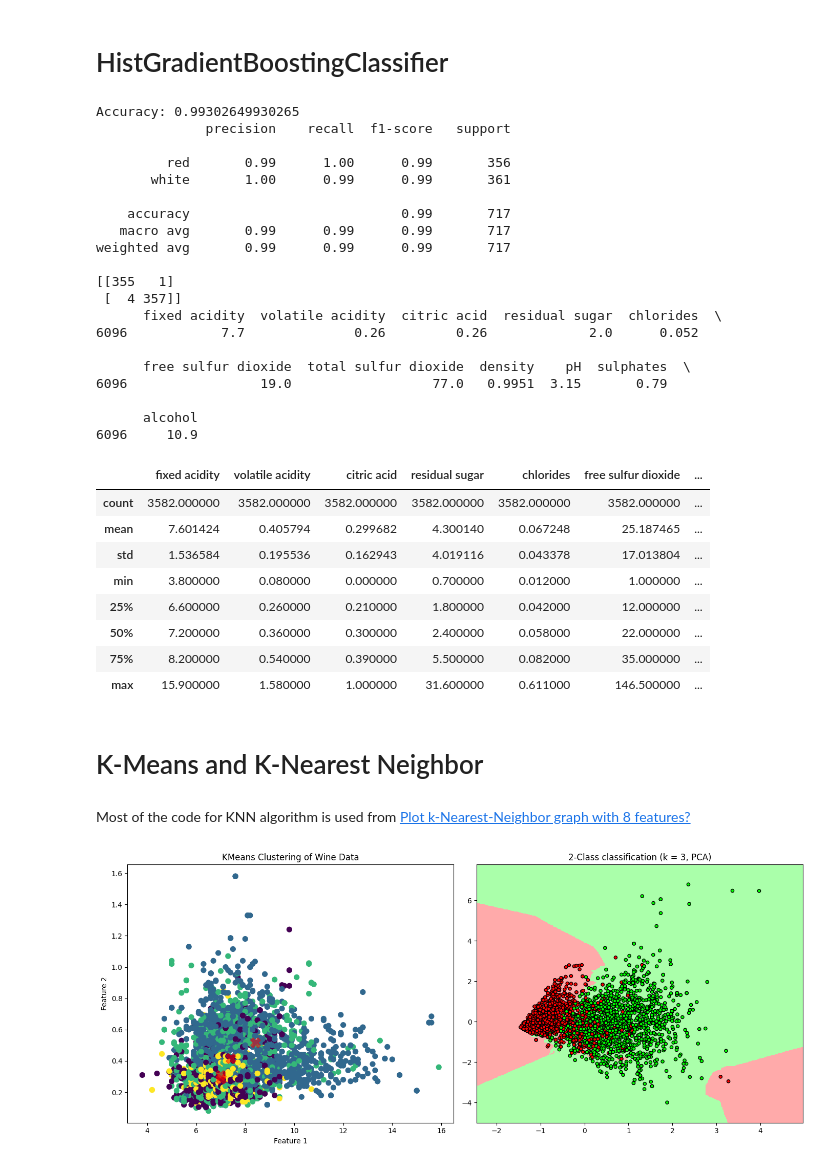
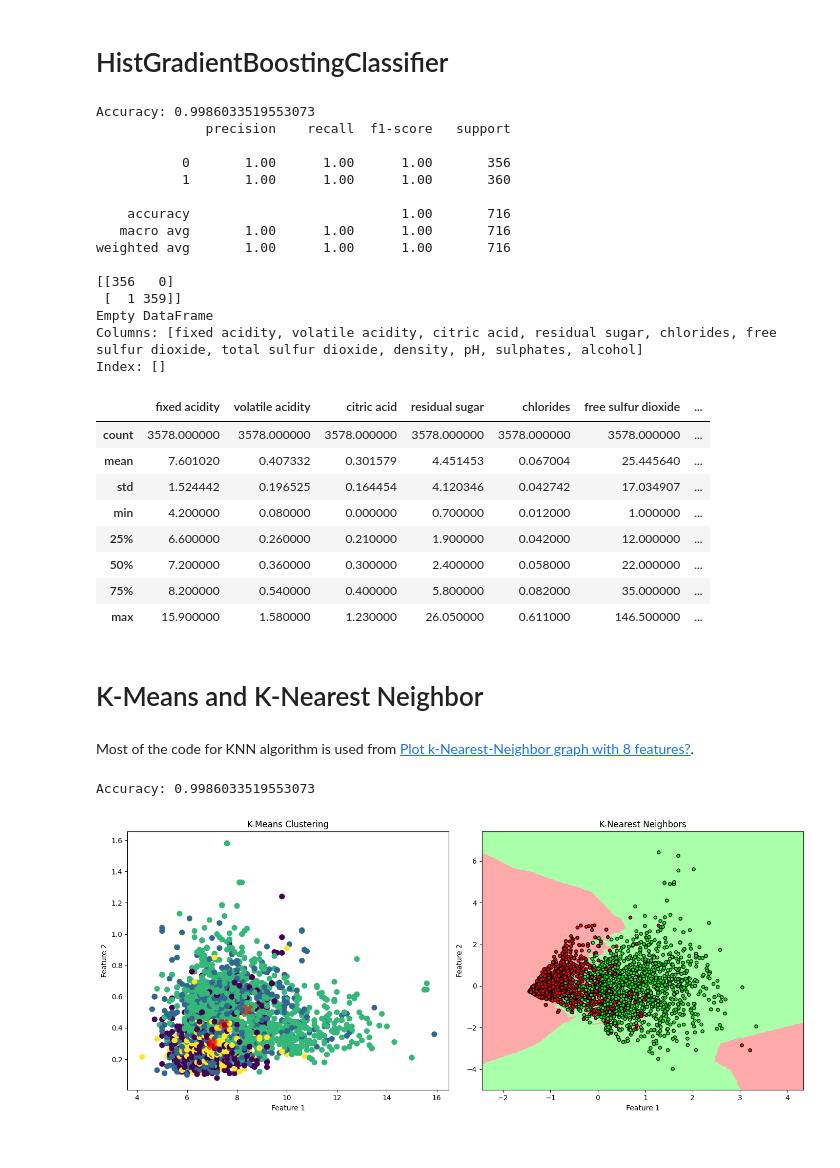
Before and after one commit to EmilijaTR/PREDICTING-THE-PRIMARY-CATEGORY-OF-WINE, a Jupyter notebook: wine-color-prediction.ipynb, the cells around one changed output. Drawn from its saved outputs; the diff is of its cells as text; code cells hidden in the pictures.

```diff
--- a/wine-color-prediction.ipynb
+++ b/wine-color-prediction.ipynb
@@ -91,8 +90,7 @@ wine_set_openml.head()
 # %% [markdown]
 Ensuring that the columns are aligned and named consistently across both datasets.
 # %%
-last_column = wine_set_openml.pop('style')
-wine_set_openml.insert(0, 'type', last_column)
+wine_set_openml.insert(0, 'type', wine_set_openml.pop('style'))
 
 wine_set_openml.columns = wine_set_openml.columns.str.replace('_', ' ')
 wine_set_openml.head()
@@ -335,0 +314,2 @@ merged_set[['id','sulphates']].plot(kind='scatter', x='id', y='sulphates')
+# %%
+merged_set = merged_set[merged_set['sulphates'] <= 1.75]
@@ -403,15 +392,15 @@ y = label_encoder.fit_transform(y)
 # %% [output]
 ('Unique values in y:', array([0, 1]))
 # %%
-X = merged_set.drop(columns=['type', 'id'])
-y = merged_set['type']
+# X = merged_set.drop(columns=['type', 'id'])
+# y = merged_set['type']
 cv = KFold(n_splits=10, random_state=1, shuffle=True)
-# create model
+
 models = [ DecisionTreeClassifier(random_state=42),
            RandomForestClassifier(n_estimators=100, random_state=42),
            LogisticRegression(),
-           KNeighborsClassifier(n_neighbors=3),
-           HistGradientBoostingClassifier(random_state=42)]
+           HistGradientBoostingClassifier(random_state=42),
+           KNeighborsClassifier(n_neighbors=3)]
 
 for model in models:
     print(model)
@@ -579,45 +571,41 @@ print("Accuracy:", accuracy)
 
 print(classification_report(y_test,y_pred))
 print(confusion_matrix(y_test,y_pred))
+
 false_positives = X_test[(y_test == 'red') & (y_pred == 'white')]
-print(false_positives)
+print(false_positives) #the false positives doesn't seem odd
 # %% [output]
-Accuracy: 0.99302649930265
+Accuracy: 0.9986033519553073
               precision    recall  f1-score   support
 
-         red       0.99      1.00      0.99       356
-       white       1.00      0.99      0.99       361
+           0       1.00      1.00      1.00       356
+           1       1.00      1.00      1.00       360
 
-    accuracy                           0.99       717
-   macro avg       0.99      0.99      0.99       717
-weighted avg       0.99      0.99      0.99       717
+    accuracy                           1.00       716
+   macro avg       1.00      1.00      1.00       716
+weighted avg       1.00      1.00      1.00       716
 
-[[355   1]
- [  4 357]]
-      fixed acidity  volatile acidity  citric acid  residual sugar  chlorides  \
-6096            7.7              0.26         0.26             2.0      0.052
-
-      free sulfur dioxide  total sulfur dioxide  density    pH  sulphates  \
-6096                 19.0                  77.0   0.9951  3.15       0.79
-
-      alcohol
-6096     10.9
+[[356   0]
+ [  1 359]]
+Empty DataFrame
+Columns: [fixed acidity, volatile acidity, citric acid, residual sugar, chlorides, free sulfur dioxide, total sulfur dioxide, density, pH, sulphates, alcohol]
+Index: []
 # %%
 merged_set.describe()
 # %% [output]
 |  | fixed acidity | volatile acidity | citric acid | residual sugar | chlorides | free sulfur dioxide | ... |
-| count | 3582.000000 | 3582.000000 | 3582.000000 | 3582.000000 | 3582.000000 | 3582.000000 | ... |
-| mean | 7.601424 | 0.405794 | 0.299682 | 4.300140 | 0.067248 | 25.187465 | ... |
-| std | 1.536584 | 0.195536 | 0.162943 | 4.019116 | 0.043378 | 17.013804 | ... |
-| min | 3.800000 | 0.080000 | 0.000000 | 0.700000 | 0.012000 | 1.000000 | ... |
-| 25% | 6.600000 | 0.260000 | 0.210000 | 1.800000 | 0.042000 | 12.000000 | ... |
+| count | 3578.000000 | 3578.000000 | 3578.000000 | 3578.000000 | 3578.000000 | 3578.000000 | ... |
+| mean | 7.601020 | 0.407332 | 0.301579 | 4.451453 | 0.067004 | 25.445640 | ... |
+| std | 1.524442 | 0.196525 | 0.164454 | 4.120346 | 0.042742 | 17.034907 | ... |
+| min | 4.200000 | 0.080000 | 0.000000 | 0.700000 | 0.012000 | 1.000000 | ... |
+| 25% | 6.600000 | 0.260000 | 0.210000 | 1.900000 | 0.042000 | 12.000000 | ... |
 | 50% | 7.200000 | 0.360000 | 0.300000 | 2.400000 | 0.058000 | 22.000000 | ... |
-| 75% | 8.200000 | 0.540000 | 0.390000 | 5.500000 | 0.082000 | 35.000000 | ... |
-| max | 15.900000 | 1.580000 | 1.000000 | 31.600000 | 0.611000 | 146.500000 | ... |
+| 75% | 8.200000 | 0.540000 | 0.400000 | 5.800000 | 0.082000 | 35.000000 | ... |
+| max | 15.900000 | 1.580000 | 1.230000 | 26.050000 | 0.611000 | 146.500000 | ... |
 # %% [markdown]
 # K-Means and K-Nearest Neighbor
 # %% [markdown]
-Most of the code for KNN algorithm is used from [Plot k-Nearest-Neighbor graph with 8 features?](https://stackoverflow.com/questions/56153726/plot-k-nearest-neighbor-graph-with-8-features)
+Most of the code for KNN algorithm is used from [Plot k-Nearest-Neighbor graph with 8 features?](https://stackoverflow.com/questions/56153726/plot-k-nearest-neighbor-graph-with-8-features).
 # %%
 X = merged_set.drop(['type', 'id'], axis=1).values
 y = merged_set['type']
@@ -631,38 +619,44 @@ y_kmeans = kmeans.predict(X)
 
 plt.figure(figsize=(14, 6))
 
+# k-means plot
 plt.subplot(1, 2, 1)
 plt.scatter(X[:, 0], X[:, 1], c=y_kmeans, s=50, cmap='viridis')
 centers = kmeans.cluster_centers_
 plt.scatter(centers[:, 0], centers[:, 1], c='red', s=200, alpha=0.5, marker='X')
 plt.xlabel('Feature 1')
 plt.ylabel('Feature 2')
-plt.title('KMeans Clustering of Wine Data')
+plt.title('K-Means Clustering')
 
-# Plot PCA and KNN on the right side
+# knn plot
 plt.subplot(1, 2, 2)
 pca = PCA(n_components=2)
 X_pca = pca.fit_transform(X)
 X_train, X_test, y_train, y_test = train_test_split(X_pca, y_encoded, test_size=0.2, random_state=42)
 scaler = StandardScaler().fit(X_train)
 X_train = scaler.transform(X_train)
 X_test = scaler.transform(X_test)
 knn = KNeighborsClassifier(n_neighbors=3)
 knn.fit(X_train, y_train)
 cmap_light = ListedColormap(['#FFAAAA', '#AAFFAA'])
 cmap_bold = ListedColormap(['#FF0000', '#00FF00'])
 x_min, x_max = X_train[:, 0].min() - 1, X_train[:, 0].max() + 1
 y_min, y_max = X_train[:, 1].min() - 1, X_train[:, 1].max() + 1
 xx, yy = np.meshgrid(np.arange(x_min, x_max, .02), np.arange(y_min, y_max, .02))
 Z = knn.predict(np.c_[xx.ravel(), yy.ravel()])
 Z = Z.reshape(xx.shape)
 plt.pcolormesh(xx, yy, Z, cmap=cmap_light)
 plt.scatter(X_train[:, 0], X_train[:, 1], c=y_train, cmap=cmap_bold, edgecolor='k', s=20)
 plt.xlim(xx.min(), xx.max())
 plt.ylim(yy.min(), yy.max())
-plt.title("2-Class classification (k = %i, PCA)" % (3))
+plt.xlabel('Feature 1')
+plt.ylabel('Feature 2')
+plt.title("K-Nearest Neighbors")
+accuracy = accuracy_score(y_test, y_pred)
+print("Accuracy:", accuracy)
 
 plt.tight_layout()
 plt.show()
 # %% [output]
+Accuracy: 0.9986033519553073
-[figure, old version]
+[figure, new version]
```
Also changed, not shown: parts of 20 cells of this notebook.
